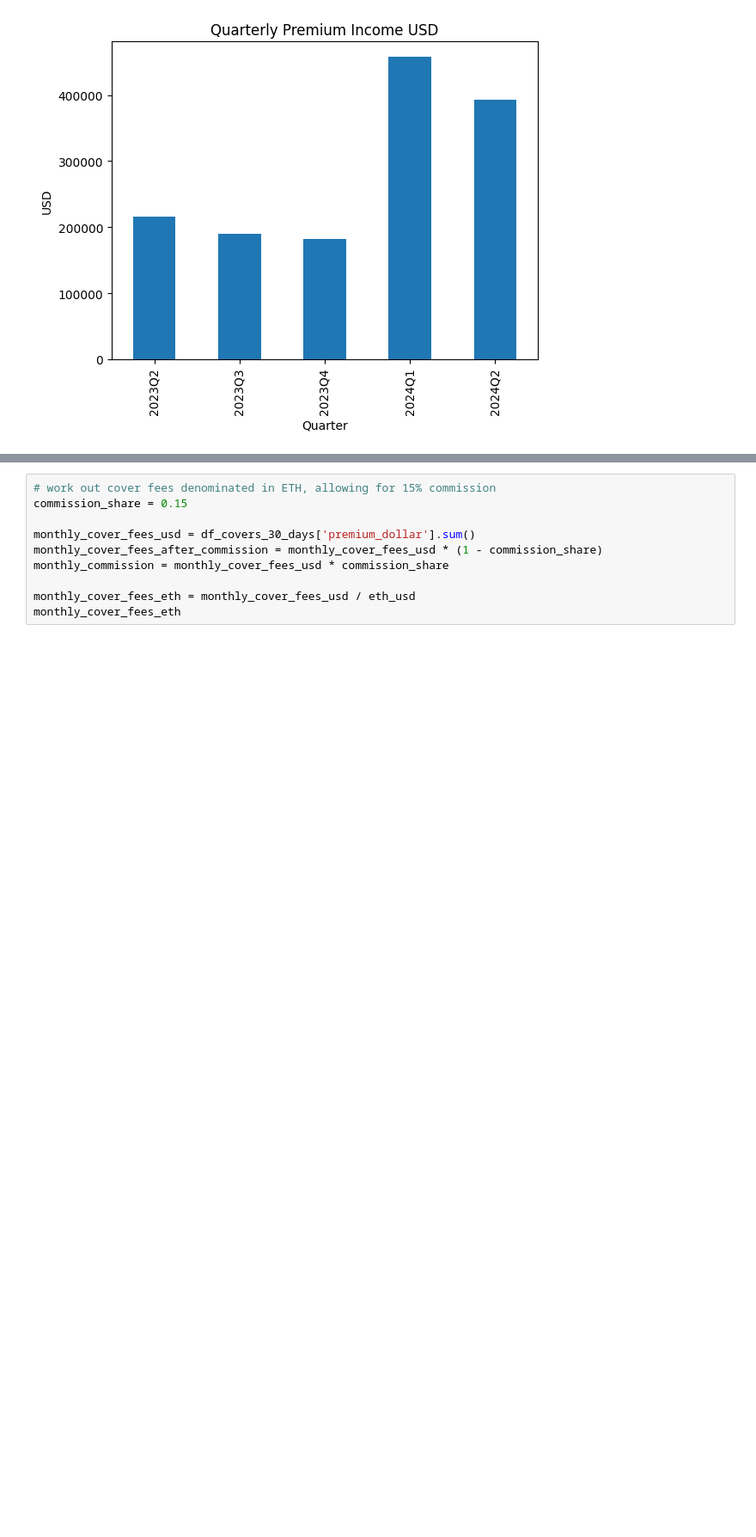
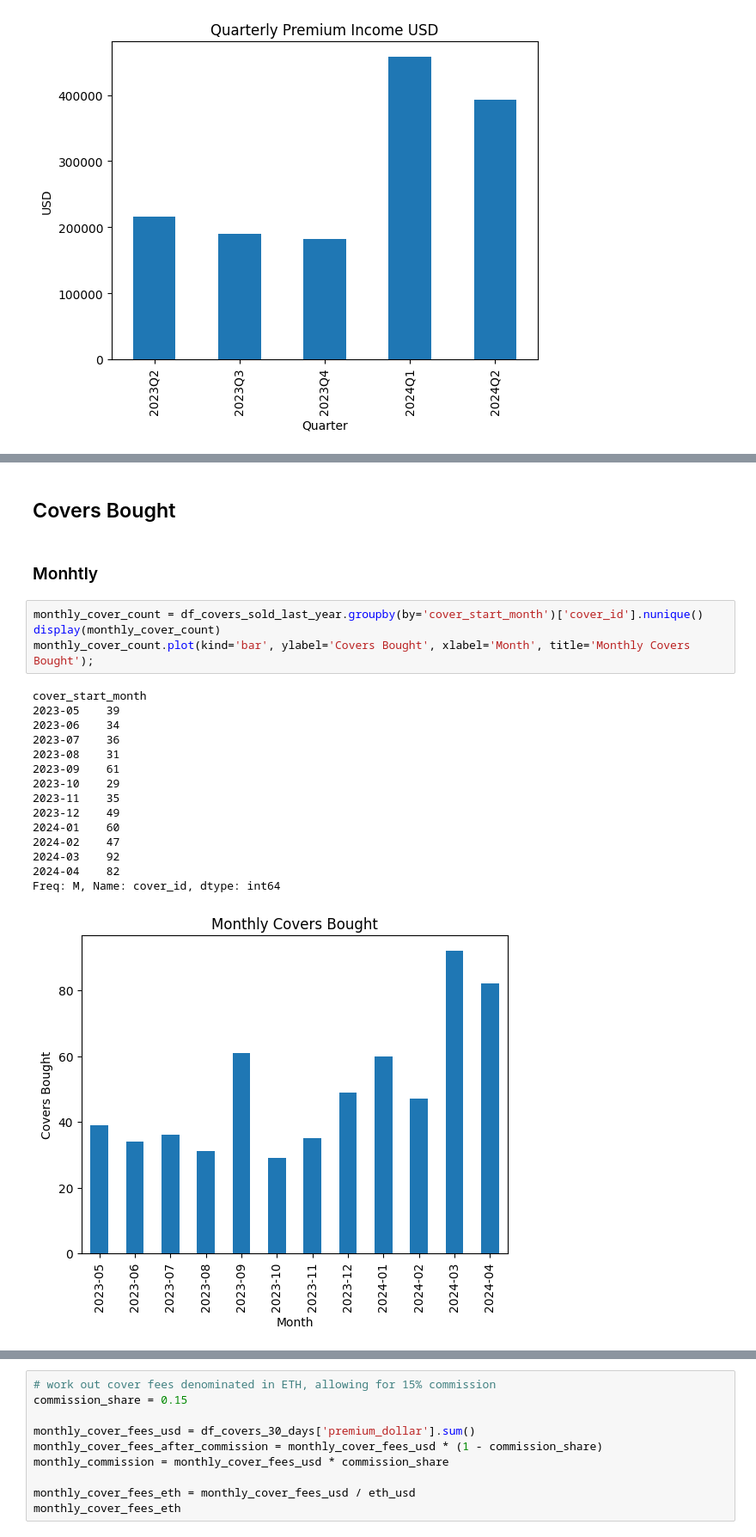
Before and after one commit to rmelbardis/InvestmentMonitoring, a Jupyter notebook: GrowthMonitoring.ipynb, the cells around one changed output, grey strips where cells are left out. Shown: that part at 86% size. Drawn from its saved outputs; the diff is of its cells as text; blank space fills up the shorter version.

```diff
--- a/GrowthMonitoring.ipynb
+++ b/GrowthMonitoring.ipynb
@@ -119,0 +153,24 @@ Freq: Q-DEC, Name: premium_dollar, dtype: float64
+# %% [markdown]
+## Covers Bought
+# %% [markdown]
+### Monhtly
+# %%
+monthly_cover_count = df_covers_sold_last_year.groupby(by='cover_start_month')['cover_id'].nunique()
+display(monthly_cover_count)
+monthly_cover_count.plot(kind='bar', ylabel='Covers Bought', xlabel='Month', title='Monthly Covers Bought');
+# %% [output]
+cover_start_month
+2023-05    39
+2023-06    34
+2023-07    36
+2023-08    31
+2023-09    61
+2023-10    29
+2023-11    35
+2023-12    49
+2024-01    60
+2024-02    47
+2024-03    92
+2024-04    82
+Freq: M, Name: cover_id, dtype: int64
+[figure, added]
```
Also changed, not shown: parts of 6 cells of this notebook.
